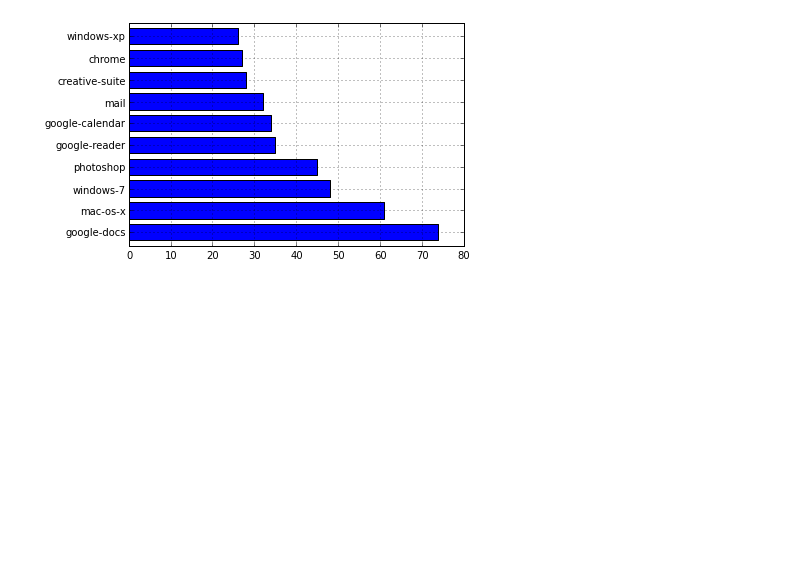
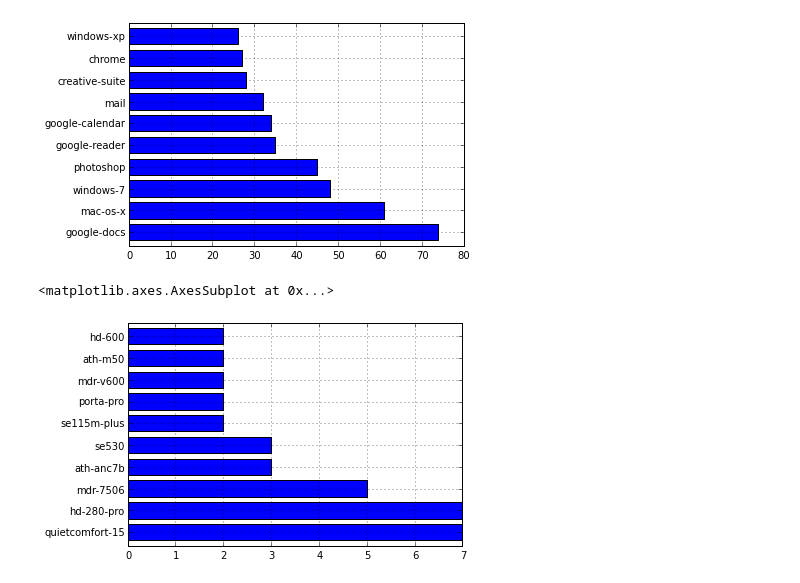
Before and after one commit to becomingGuru/usesthis_analysis, a Jupyter notebook: Analysis 3.ipynb, the cells around one changed output. Cells and saved outputs as stored; diff of their text form; code cells hidden in the pictures; blank space fills up the shorter version.

```diff
--- a/Analysis 3.ipynb
+++ b/Analysis 3.ipynb
@@ -493,4 +346,7 @@ user_wares.ix[user_wares.type=='software'].title.value_counts()[:10].plot(kind='
 <matplotlib.axes.AxesSubplot at 0x...>
 [figure]
 # %%
-user_wares.ix[user_wares.type=='software'].title.value_counts()[:10].plot(kind='barh')
+user_wares.ix[user_wares.description.str.contains('headphone')].title.value_counts()[:10].plot(kind='barh')
+# %% [output]
+<matplotlib.axes.AxesSubplot at 0x...>
+[figure, added]
```
Also changed, not shown: parts of 23 cells of this notebook.
